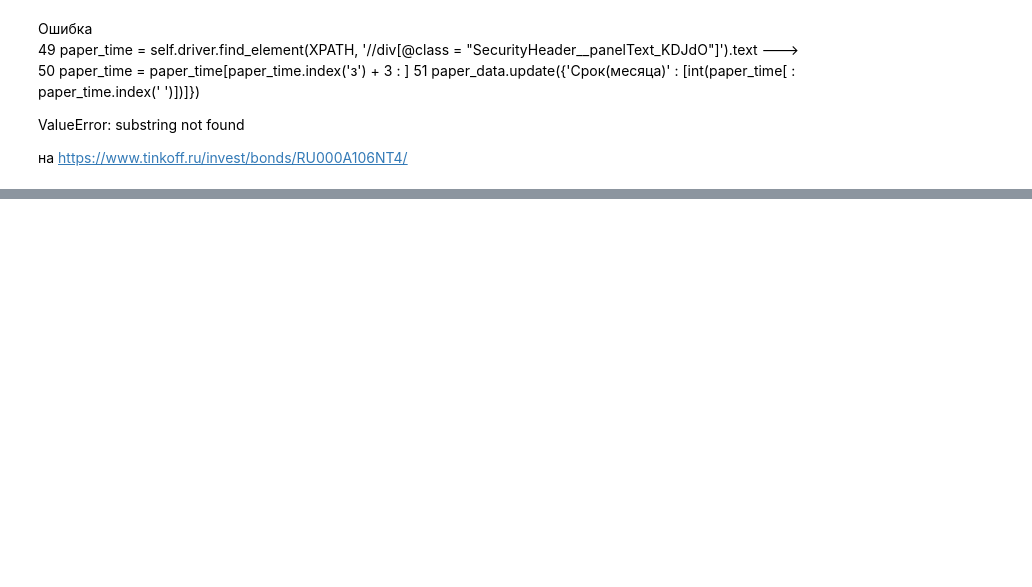
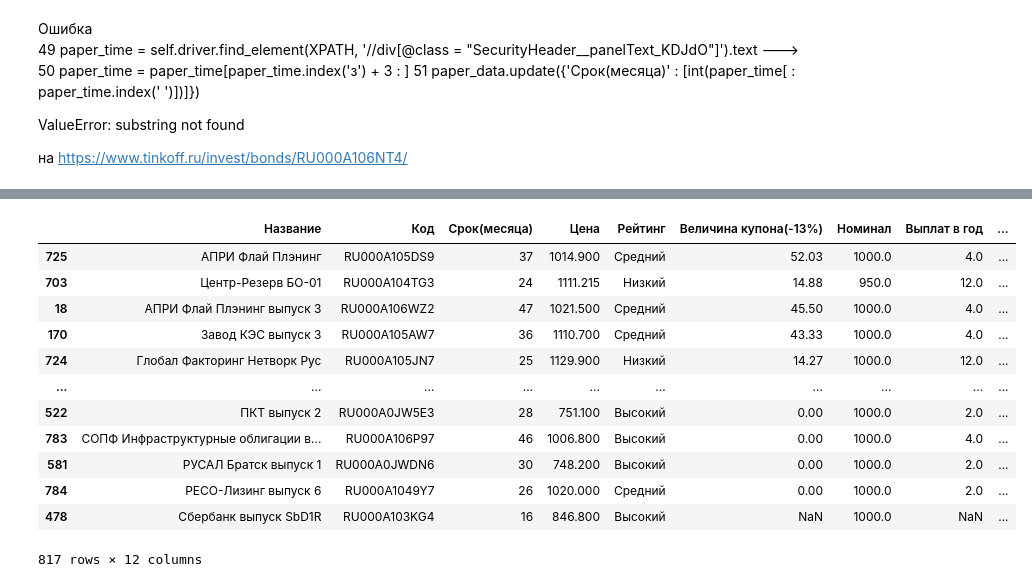
Before and after one commit to Meksis/Personal_projects, a Jupyter notebook: Obligations parser/parsers-tests.ipynb, the cells around one changed output, grey strips where cells are left out. Drawn from its saved outputs; the diff is of its cells as text; code cells hidden in the pictures; blank space fills up the shorter version.

```diff
--- a/Obligations parser/parsers-tests.ipynb
+++ b/Obligations parser/parsers-tests.ipynb
@@ -209 +195,17 @@ df
+# %%
+df.sort_values(['Доходность(% в год)'], ascending=False)
+# %% [output]
+|  | Название | Код | Срок(месяца) | Цена | Рейтинг | Величина купона(-13%) | Номинал | Выплат в год | ... |
+| 725 | АПРИ Флай Плэнинг | RU000A105DS9 | 37 | 1014.900 | Средний | 52.03 | 1000.0 | 4.0 | ... |
+| 703 | Центр-Резерв БО-01 | RU000A104TG3 | 24 | 1111.215 | Низкий | 14.88 | 950.0 | 12.0 | ... |
+| 18 | АПРИ Флай Плэнинг выпуск 3 | RU000A106WZ2 | 47 | 1021.500 | Средний | 45.50 | 1000.0 | 4.0 | ... |
+| 170 | Завод КЭС выпуск 3 | RU000A105AW7 | 36 | 1110.700 | Средний | 43.33 | 1000.0 | 4.0 | ... |
+| 724 | Глобал Факторинг Нетворк Рус | RU000A105JN7 | 25 | 1129.900 | Низкий | 14.27 | 1000.0 | 12.0 | ... |
+| ... | ... | ... | ... | ... | ... | ... | ... | ... | ... |
+| 522 | ПКТ выпуск 2 | RU000A0JW5E3 | 28 | 751.100 | Высокий | 0.00 | 1000.0 | 2.0 | ... |
+| 783 | СОПФ Инфраструктурные облигации в... | RU000A106P97 | 46 | 1006.800 | Высокий | 0.00 | 1000.0 | 4.0 | ... |
+| 581 | РУСАЛ Братск выпуск 1 | RU000A0JWDN6 | 30 | 748.200 | Высокий | 0.00 | 1000.0 | 2.0 | ... |
+| 784 | РЕСО-Лизинг выпуск 6 | RU000A1049Y7 | 26 | 1020.000 | Средний | 0.00 | 1000.0 | 2.0 | ... |
+| 478 | Сбербанк выпуск SbD1R | RU000A103KG4 | 16 | 846.800 | Высокий | NaN | 1000.0 | NaN | ... |
+817 rows × 12 columns
 # %%
```
Also changed, not shown: parts of 13 cells of this notebook, 1 other file.
